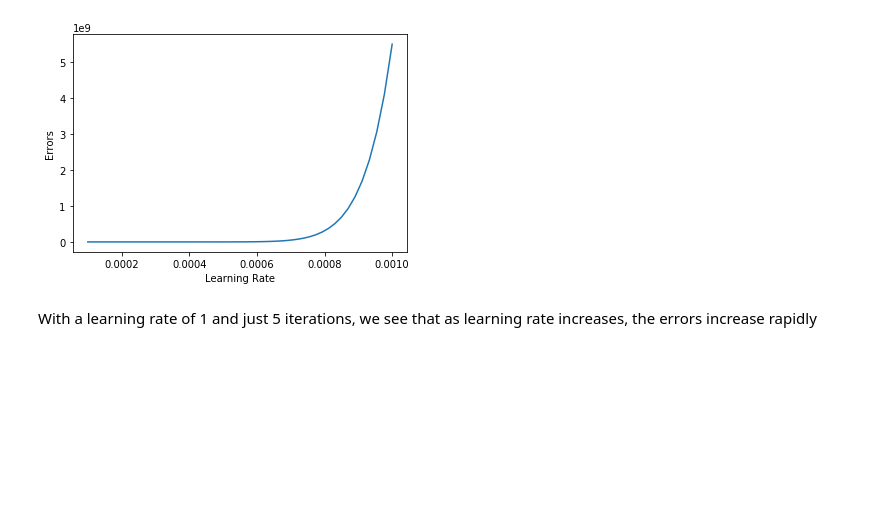
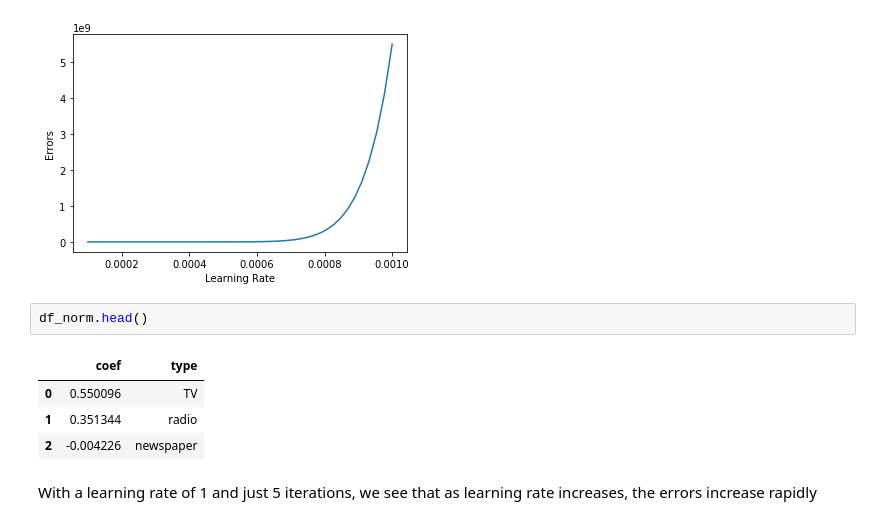
Before and after one commit to Columbia-Intro-Data-Science/python-introduction-MohiAhmed, a Jupyter notebook: Homework 1 - Github and Pandas.ipynb, the cells around one changed output. Saved outputs shown, nothing was run; the diff lists cells and outputs as text; blank space fills up the shorter version.

```diff
--- a/Homework 1 - Github and Pandas.ipynb
+++ b/Homework 1 - Github and Pandas.ipynb
@@ -818,5 +818,12 @@ plt.plot(learning_rates,errors,label='num_iterations='+str(num_iterations))
 # %% [output]
 [<matplotlib.lines.Line2D at 0x...>]
 [figure]
+# %%
+df_norm.head()
+# %% [output]
+|  | coef | type |
+| 0 | 0.550096 | TV |
+| 1 | 0.351344 | radio |
+| 2 | -0.004226 | newspaper |
 # %% [markdown]
 With a learning rate of 1 and just 5 iterations, we see that as learning rate increases, the errors increase rapidly
```
Also changed, not shown: parts of 2 cells of this notebook, 2 other files.
